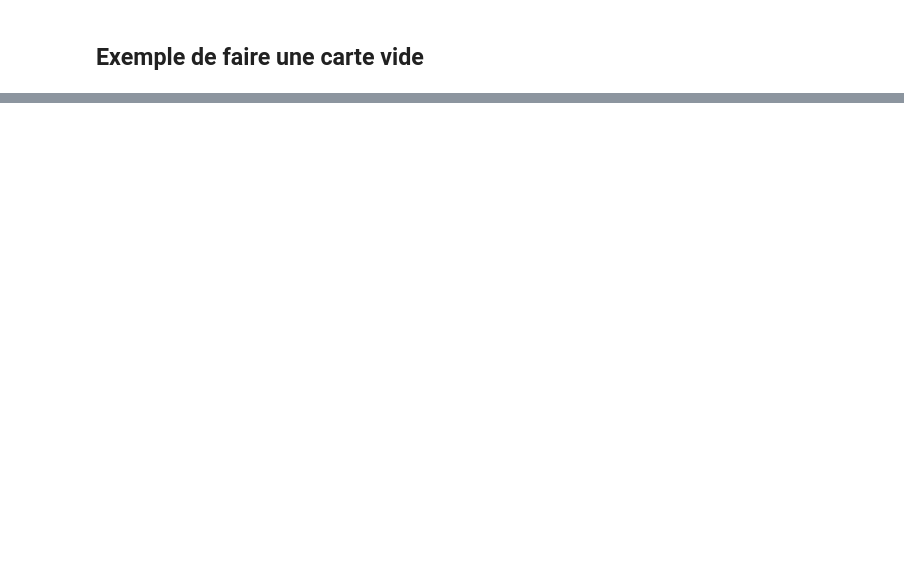
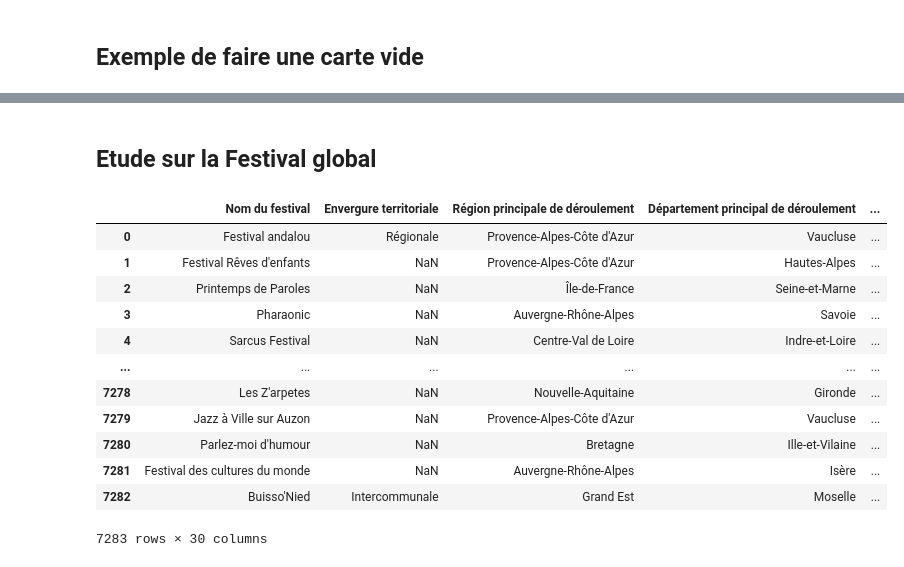
Before and after one commit to khady2708/projet-stage, a Jupyter notebook: etude-ville.ipynb, the cells around one changed output, grey strips where cells are left out. Saved outputs shown, nothing was run; the diff lists cells and outputs as text; code cells hidden in the pictures; blank space fills up the shorter version.

Commit message:
etude de la festival

```diff
--- a/etude-ville.ipynb
+++ b/etude-ville.ipynb
@@ -496,3 +537,22 @@ marqueur.add_to(Carte)
 display(Carte)
 # %% [output]
 [interactive output not drawn]
+# %% [markdown]
+## Etude sur la Festival global
+# %%
+festival = pd.read_csv('./data/Festival_global.csv', sep = ';')
+festival
+# %% [output]
+|  | ﻿Nom du festival | Envergure territoriale | Région principale de déroulement | Département principal de déroulement | ... |
+| 0 | Festival andalou | Régionale | Provence-Alpes-Côte d'Azur | Vaucluse | ... |
+| 1 | Festival Rêves d'enfants | NaN | Provence-Alpes-Côte d'Azur | Hautes-Alpes | ... |
+| 2 | Printemps de Paroles | NaN | Île-de-France | Seine-et-Marne | ... |
+| 3 | Pharaonic | NaN | Auvergne-Rhône-Alpes | Savoie | ... |
+| 4 | Sarcus Festival | NaN | Centre-Val de Loire | Indre-et-Loire | ... |
+| ... | ... | ... | ... | ... | ... |
+| 7278 | Les Z'arpetes | NaN | Nouvelle-Aquitaine | Gironde | ... |
+| 7279 | Jazz à Ville sur Auzon | NaN | Provence-Alpes-Côte d'Azur | Vaucluse | ... |
+| 7280 | Parlez-moi d'humour | NaN | Bretagne | Ille-et-Vilaine | ... |
+| 7281 | Festival des cultures du monde | NaN | Auvergne-Rhône-Alpes | Isère | ... |
+| 7282 | Buisso'Nied | Intercommunale | Grand Est | Moselle | ... |
+7283 rows × 30 columns
```
Also changed, not shown: parts of 15 cells of this notebook, 2 other files.
